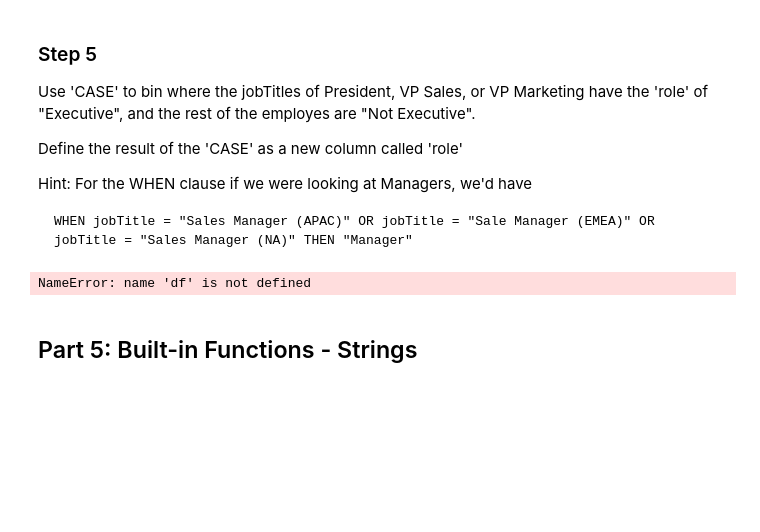
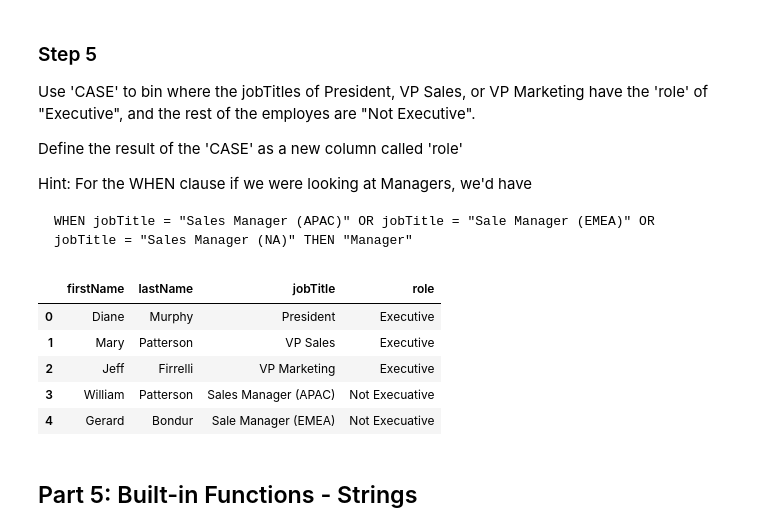
Before and after one commit to Lexie-D/DS_Course1_Week1_Module1_SQLSelectLab, a Jupyter notebook: SQLSelectLab.ipynb, the cells around one changed output. Saved outputs shown, nothing was run; the diff lists cells and outputs as text; code cells hidden in the pictures; blank space fills up the shorter version.

```diff
--- a/SQLSelectLab.ipynb
+++ b/SQLSelectLab.ipynb
@@ -134,21 +134,26 @@ WHEN jobTitle = "Sales Manager (APAC)" OR jobTitle = "Sale Manager (EMEA)" OR jo
 # %%
 # CodeGrade step5
 # Replace None with your code
 df_executive = pd.read_sql("""
 SELECT firstName, lastName, jobTitle,
     CASE
         WHEN jobTitle = "President"
             OR jobTitle = "VP Sales"
             OR jobTitle = "VP Marketing"
         THEN "Executive"
         ELSE "Not Execuative"
     END AS role
 FROM employees
 """, conn)
 
-df.execuative.head()
+df_executive.head()
 # %% [output]
-NameError: name 'df' is not defined
+|  | firstName | lastName | jobTitle | role |
+| 0 | Diane | Murphy | President | Executive |
+| 1 | Mary | Patterson | VP Sales | Executive |
+| 2 | Jeff | Firrelli | VP Marketing | Executive |
+| 3 | William | Patterson | Sales Manager (APAC) | Not Execuative |
+| 4 | Gerard | Bondur | Sale Manager (EMEA) | Not Execuative |
 # %% [markdown]
 ## Part 5: Built-in Functions - Strings
 # %% [markdown]
```
Also changed, not shown: parts of 3 cells of this notebook.
